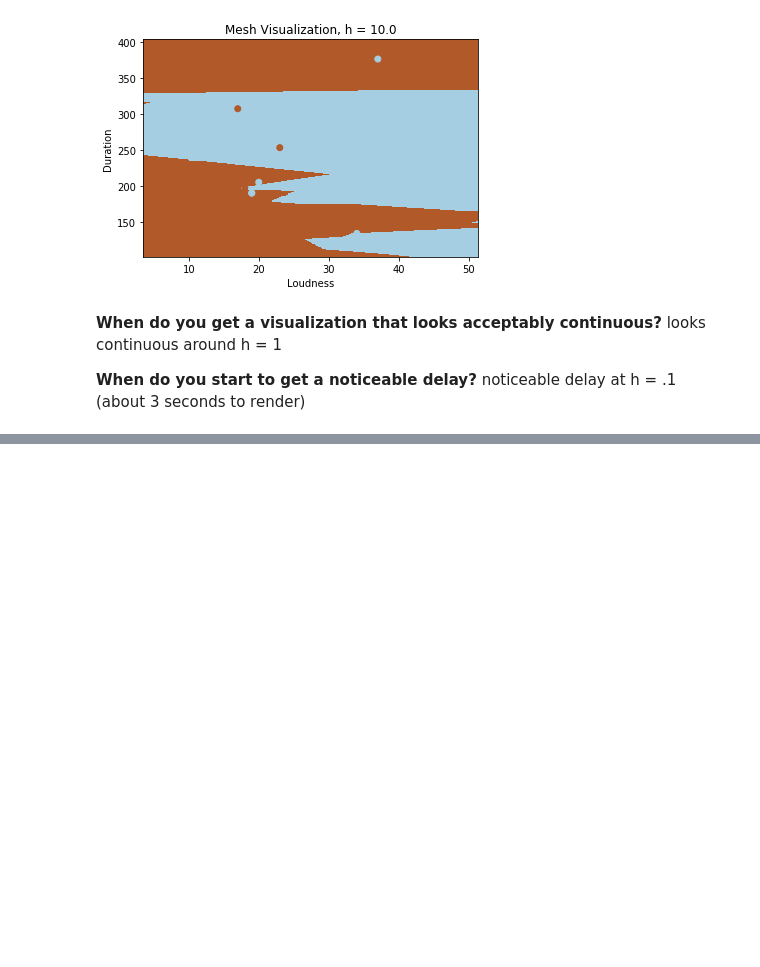
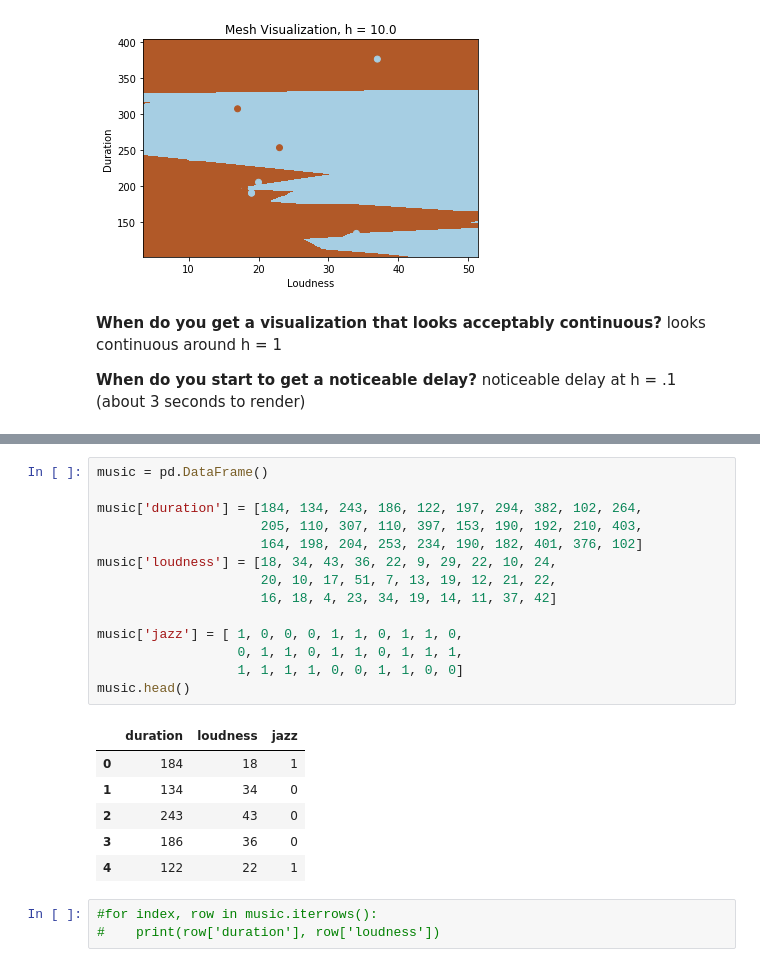
Before and after one commit to brianmcguckin/thinkful_unit_03_deeper_supervised_learning, a Jupyter notebook: 03_01_01_knn_classifier.ipynb, the cells around one changed output, grey strips where cells are left out. Cells and saved outputs as stored; diff of their text form; blank space fills up the shorter version.

```diff
--- a/03_01_01_knn_classifier.ipynb
+++ b/03_01_01_knn_classifier.ipynb
@@ -192,0 +197,24 @@ __When do you start to get a noticeable delay?__ noticeable delay at h = .1 (abo
+# %%
+music = pd.DataFrame()
+
+music['duration'] = [184, 134, 243, 186, 122, 197, 294, 382, 102, 264,
+                     205, 110, 307, 110, 397, 153, 190, 192, 210, 403,
+                     164, 198, 204, 253, 234, 190, 182, 401, 376, 102]
+music['loudness'] = [18, 34, 43, 36, 22, 9, 29, 22, 10, 24,
+                     20, 10, 17, 51, 7, 13, 19, 12, 21, 22,
+                     16, 18, 4, 23, 34, 19, 14, 11, 37, 42]
+
+music['jazz'] = [ 1, 0, 0, 0, 1, 1, 0, 1, 1, 0,
+                  0, 1, 1, 0, 1, 1, 0, 1, 1, 1,
+                  1, 1, 1, 1, 0, 0, 1, 1, 0, 0]
+music.head()
+# %% [output]
+|  | duration | loudness | jazz |
+| 0 | 184 | 18 | 1 |
+| 1 | 134 | 34 | 0 |
+| 2 | 243 | 43 | 0 |
+| 3 | 186 | 36 | 0 |
+| 4 | 122 | 22 | 1 |
+# %%
+#for index, row in music.iterrows():
+#    print(row['duration'], row['loudness'])
```
Also changed, not shown: parts of 4 cells of this notebook.
